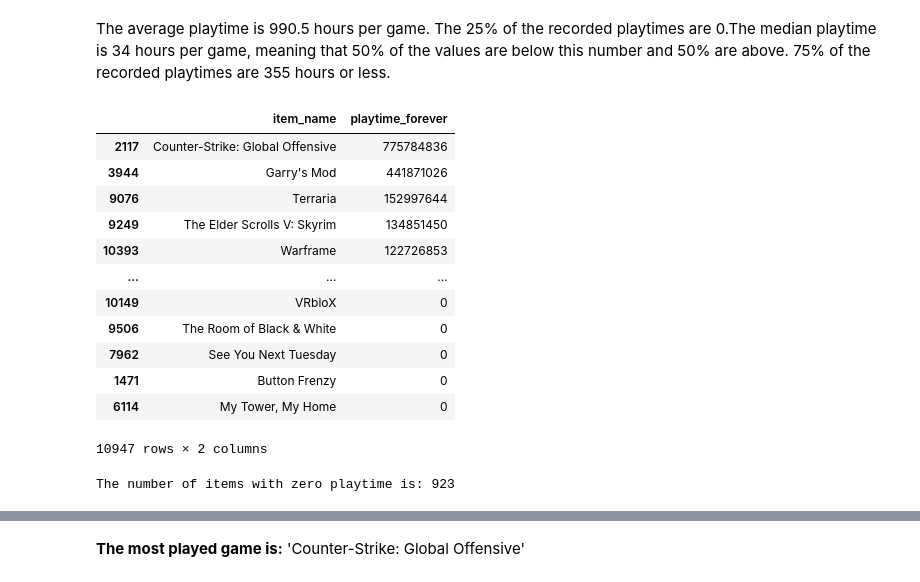
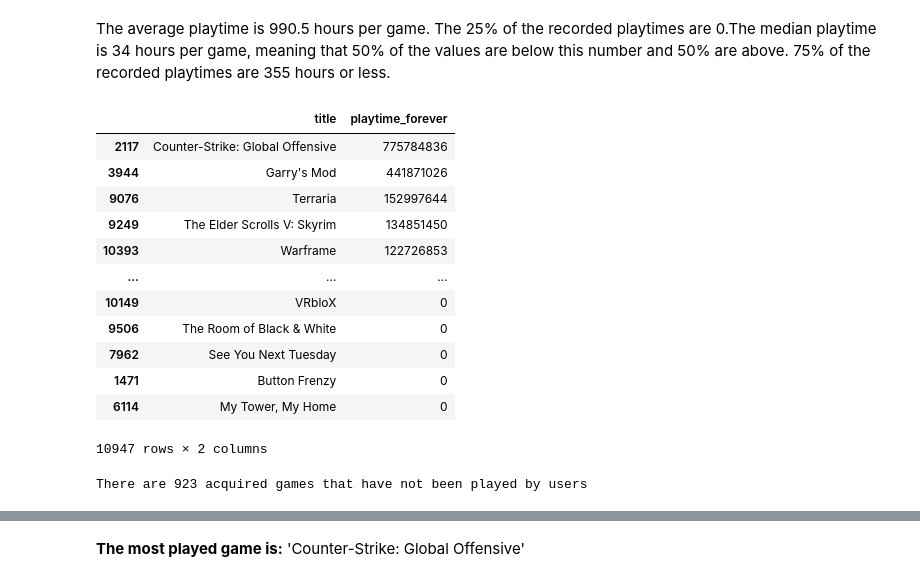
Before and after one commit to pono33/SteamGames_ML_OPS, a Jupyter notebook: EDA.ipynb, the cells around one changed output, grey strips where cells are left out. Cells and saved outputs as stored; diff of their text form; code cells hidden in the pictures.

```diff
--- a/EDA.ipynb
+++ b/EDA.ipynb
@@ -403,11 +403,11 @@ Name: playtime_forever, dtype: float64
 The average playtime is 990.5 hours per game. The 25% of the recorded playtimes are 0.The median playtime is 34 hours per game, meaning that 50% of the values are below this number and 50% are above. 75% of the recorded playtimes are 355 hours or less.
 # %%
 # Group by 'game_id' and sum the 'playtime_forever' for each game
-playtime_per_game = df_items.groupby('item_name')['playtime_forever'].sum().reset_index()
+playtime_per_game = df_items.groupby('title')['playtime_forever'].sum().reset_index()
 playtime_per_game = playtime_per_game.sort_values(by='playtime_forever', ascending=False)
 playtime_per_game
 # %% [output]
-|  | item_name | playtime_forever |
+|  | title | playtime_forever |
 | 2117 | Counter-Strike: Global Offensive | 775784836 |
 | 3944 | Garry's Mod | 441871026 |
 | 9076 | Terraria | 152997644 |
@@ -425,7 +425,7 @@ playtime_per_game
 items_with_zero_playtime = playtime_per_game[playtime_per_game['playtime_forever'] == 0]
 number_of_items_with_zero_playtime = len(items_with_zero_playtime)
 
-print(f"The number of items with zero playtime is: {number_of_items_with_zero_playtime}")
+print(f"There are {number_of_items_with_zero_playtime} acquired games that have not been played by users")
 # %% [output]
-The number of items with zero playtime is: 923
+There are 923 acquired games that have not been played by users
 # %%
```
Also changed, not shown: parts of 5 cells of this notebook.
